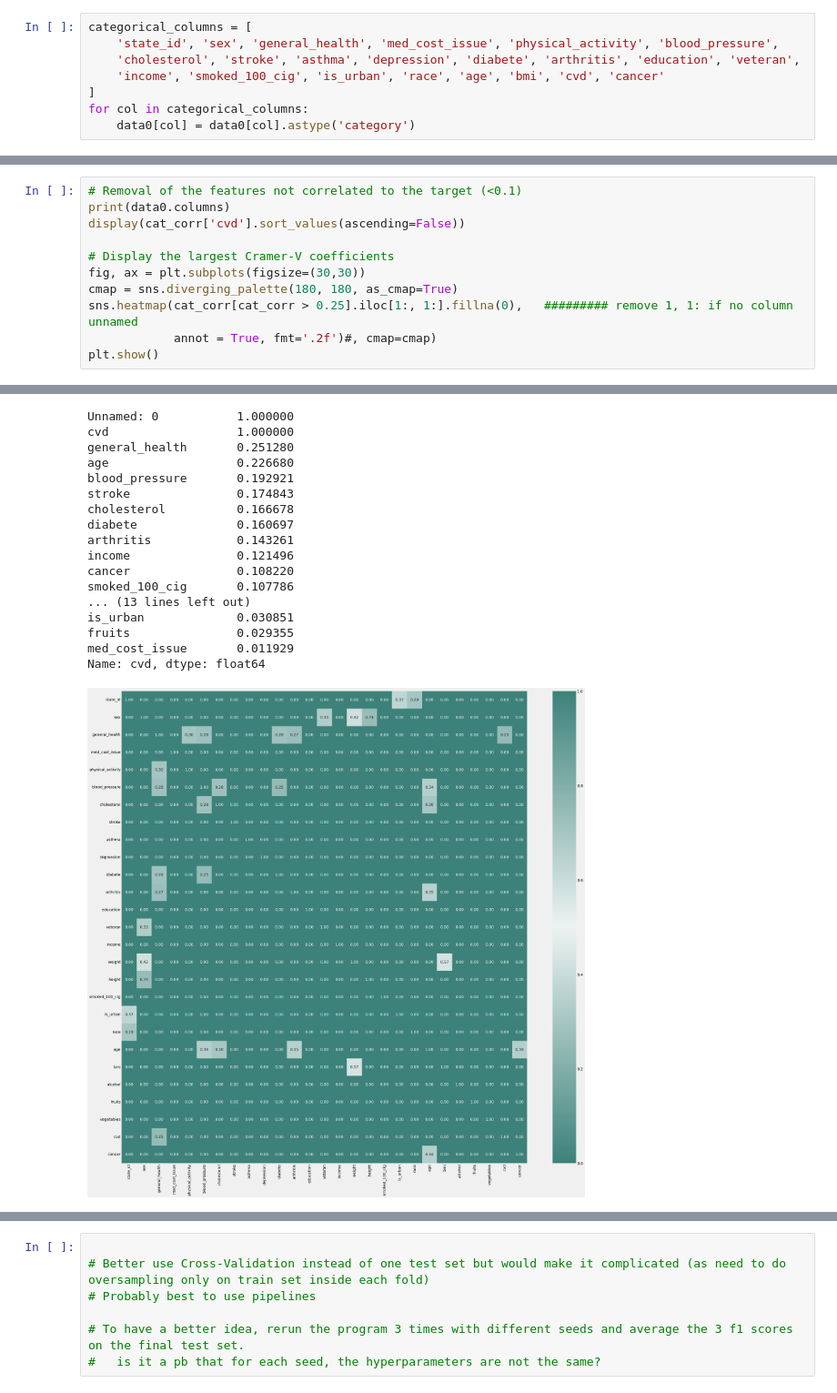
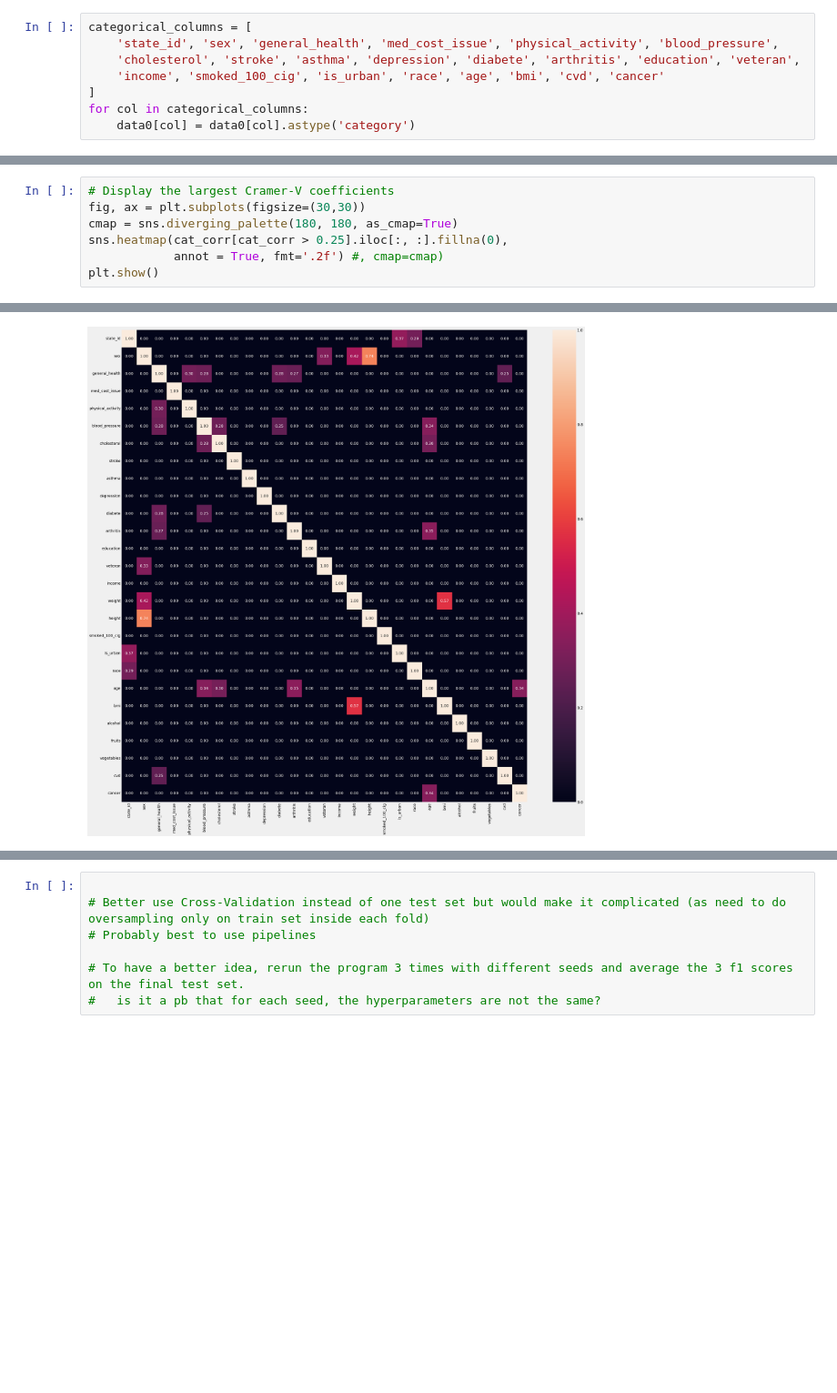
Before and after one commit to rehaqds/IH_final_project_new, a Jupyter notebook: Scripts/ML_models.ipynb, the cells around one changed output, grey strips where cells are left out. Shown at 91% size. Drawn from its saved outputs; the diff is of its cells as text; blank space fills up the shorter version.

```diff
--- a/Scripts/ML_models.ipynb
+++ b/Scripts/ML_models.ipynb
@@ -211,12 +239,8 @@ plt.show()
 # %%
-# Removal of the features not correlated to the target (<0.1)
-print(data0.columns)
-display(cat_corr['cvd'].sort_values(ascending=False))
-
 # Display the largest Cramer-V coefficients
 fig, ax = plt.subplots(figsize=(30,30))
 cmap = sns.diverging_palette(180, 180, as_cmap=True)
-sns.heatmap(cat_corr[cat_corr > 0.25].iloc[1:, 1:].fillna(0),   ######### remove 1, 1: if no column unnamed
-            annot = True, fmt='.2f')#, cmap=cmap)
+sns.heatmap(cat_corr[cat_corr > 0.25].iloc[:, :].fillna(0),
+            annot = True, fmt='.2f') #, cmap=cmap)
 plt.show()
 # %% [output]
@@ -246,19 +247,2 @@ Index(['Unnamed: 0', 'state_id', 'sex', 'general_health', 'med_cost_issue',
-Unnamed: 0           1.000000
-cvd                  1.000000
-general_health       0.251280
-age                  0.226680
-blood_pressure       0.192921
-stroke               0.174843
-cholesterol          0.166678
-diabete              0.160697
-arthritis            0.143261
-income               0.121496
-cancer               0.108220
-smoked_100_cig       0.107786
-... (13 lines left out)
-is_urban             0.030851
-fruits               0.029355
-med_cost_issue       0.011929
-Name: cvd, dtype: float64
-[figure, old version]
+[figure, new version]
 # %%
```
Also changed, not shown: parts of 19 cells of this notebook, 12 other files.
